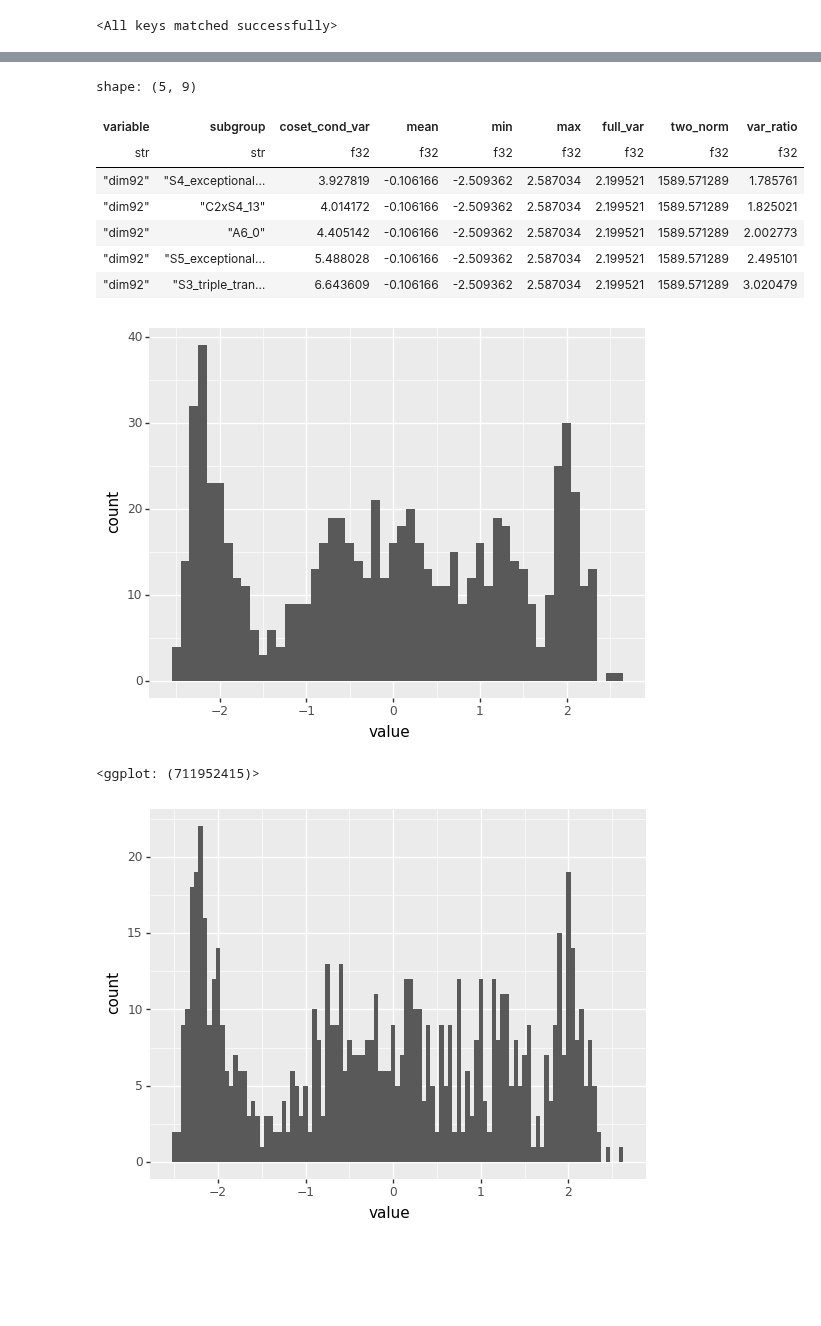
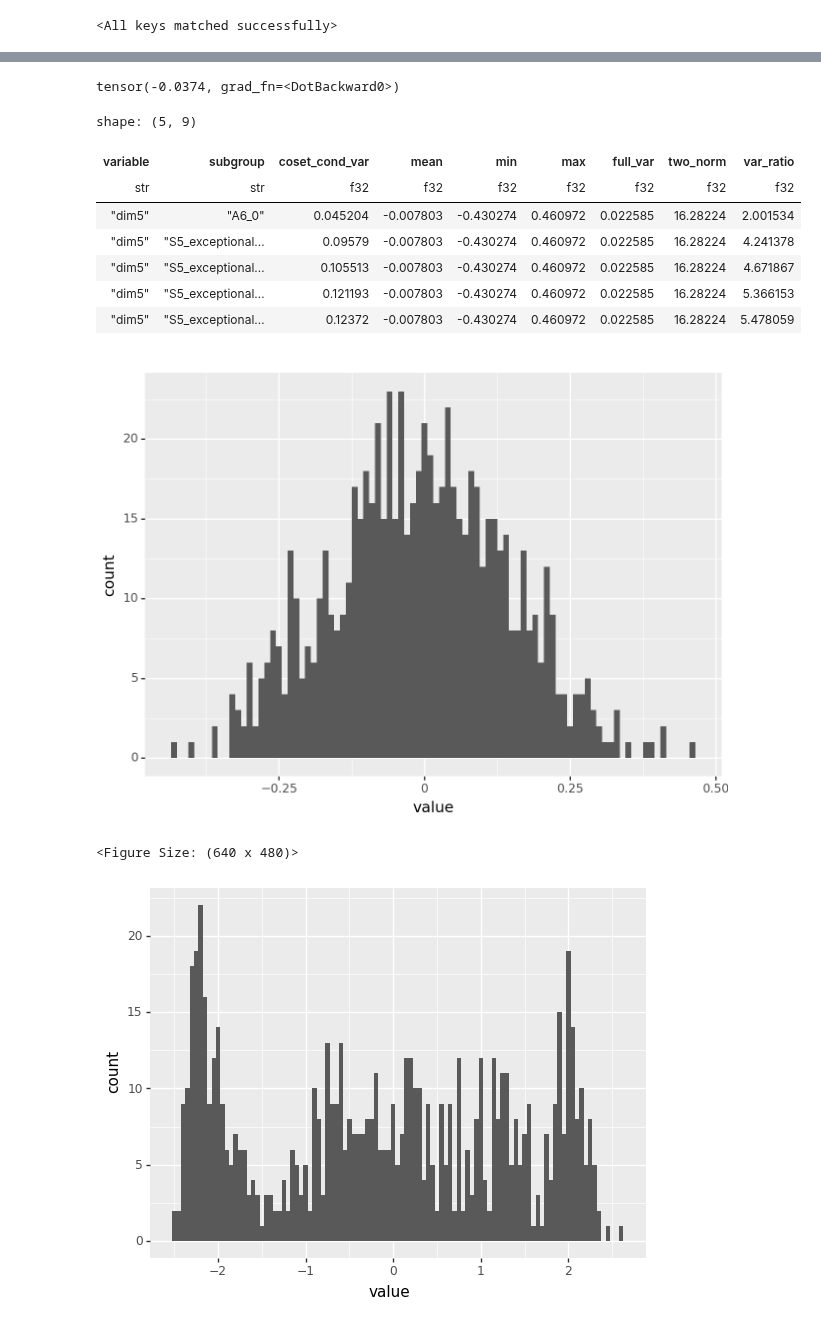
Before and after one commit to dashstander/sn-grok, a Jupyter notebook: notebooks/s6_subgroups.ipynb, the cells around one changed output, grey strips where cells are left out. Saved outputs shown, nothing was run; the diff lists cells and outputs as text; code cells hidden in the pictures; blank space fills up the shorter version.

```diff
--- a/notebooks/s6_subgroups.ipynb
+++ b/notebooks/s6_subgroups.ipynb
@@ -493,5 +502,9 @@ def coset_analysis(df, coset_df_list):
 
     return data
 # %%
-left_perm_cosets = coset_analysis(lbase_df, all_s6_right_coset_dfs.values())
-right_perm_cosets = coset_analysis(rbase_df, all_s6_left_coset_dfs.values())
+# Again, you can calculate these yourself, but it takes a while (particularly on these nodes...)
+#
+#left_perm_cosets = coset_analysis(lbase_df, all_s6_right_coset_dfs.values())
+#right_perm_cosets = coset_analysis(rbase_df, all_s6_left_coset_dfs.values())
+left_perm_cosets = pl.read_parquet('s6_50_0_left_perm_cosets.parquet')
+right_perm_cosets = pl.read_parquet('s6_50_0_right_perm_cosets.parquet')
@@ -498,23 +678,26 @@ right_perm_cosets = coset_analysis(rbase_df, all_s6_left_coset_dfs.values())
+# %%
+torch.dot(model.unembed.weight[:, 1012], model.unembed.weight[:, 1005])
+# %% [output]
+tensor(-0.0374, grad_fn=<DotBackward0>)
 # %%
 dims3_3 = lpower_df.melt(id_vars='irrep').filter((pl.col('irrep') == "(3, 3)") & (pl.col('value') > 0.95))['variable'].to_list()
 # %%
 # 29, 227, 251, 55, 43, 68, 183
-dim = dims3_3[11]
-left_perm_cosets.filter(pl.col('variable') == dim)
+right_perm_cosets.filter(pl.col('variable') == 'dim5')
 # %% [output]
 shape: (5, 9)
 | variable | subgroup | coset_cond_var | mean | min | max | full_var | two_norm | var_ratio |
 | str | str | f32 | f32 | f32 | f32 | f32 | f32 | f32 |
-| "dim92" | "S4_exceptional… | 3.927819 | -0.106166 | -2.509362 | 2.587034 | 2.199521 | 1589.571289 | 1.785761 |
-| "dim92" | "C2xS4_13" | 4.014172 | -0.106166 | -2.509362 | 2.587034 | 2.199521 | 1589.571289 | 1.825021 |
-| "dim92" | "A6_0" | 4.405142 | -0.106166 | -2.509362 | 2.587034 | 2.199521 | 1589.571289 | 2.002773 |
-| "dim92" | "S5_exceptional… | 5.488028 | -0.106166 | -2.509362 | 2.587034 | 2.199521 | 1589.571289 | 2.495101 |
-| "dim92" | "S3_triple_tran… | 6.643609 | -0.106166 | -2.509362 | 2.587034 | 2.199521 | 1589.571289 | 3.020479 |
+| "dim5" | "A6_0" | 0.045204 | -0.007803 | -0.430274 | 0.460972 | 0.022585 | 16.28224 | 2.001534 |
+| "dim5" | "S5_exceptional… | 0.09579 | -0.007803 | -0.430274 | 0.460972 | 0.022585 | 16.28224 | 4.241378 |
+| "dim5" | "S5_exceptional… | 0.105513 | -0.007803 | -0.430274 | 0.460972 | 0.022585 | 16.28224 | 4.671867 |
+| "dim5" | "S5_exceptional… | 0.121193 | -0.007803 | -0.430274 | 0.460972 | 0.022585 | 16.28224 | 5.366153 |
+| "dim5" | "S5_exceptional… | 0.12372 | -0.007803 | -0.430274 | 0.460972 | 0.022585 | 16.28224 | 5.478059 |
 # %%
-ggplot(lbase_df.filter(pl.col('variable') == dim), aes(x='value')) + geom_histogram(binwidth=0.1)
+ggplot(rbase_df.filter(pl.col('variable') == 'dim5'), aes(x='value')) + geom_histogram(binwidth=0.01)
 # %% [output]
-[figure, old version]
+[figure, new version]
-<ggplot: (711952415)>
+<Figure Size: (640 x 480)>
 # %%
 ggplot(rbase_df.filter(pl.col('variable') == dim), aes(x='value')) + geom_histogram(binwidth=0.05)
 # %% [output]
```
Also changed, not shown: parts of 25 cells of this notebook.
